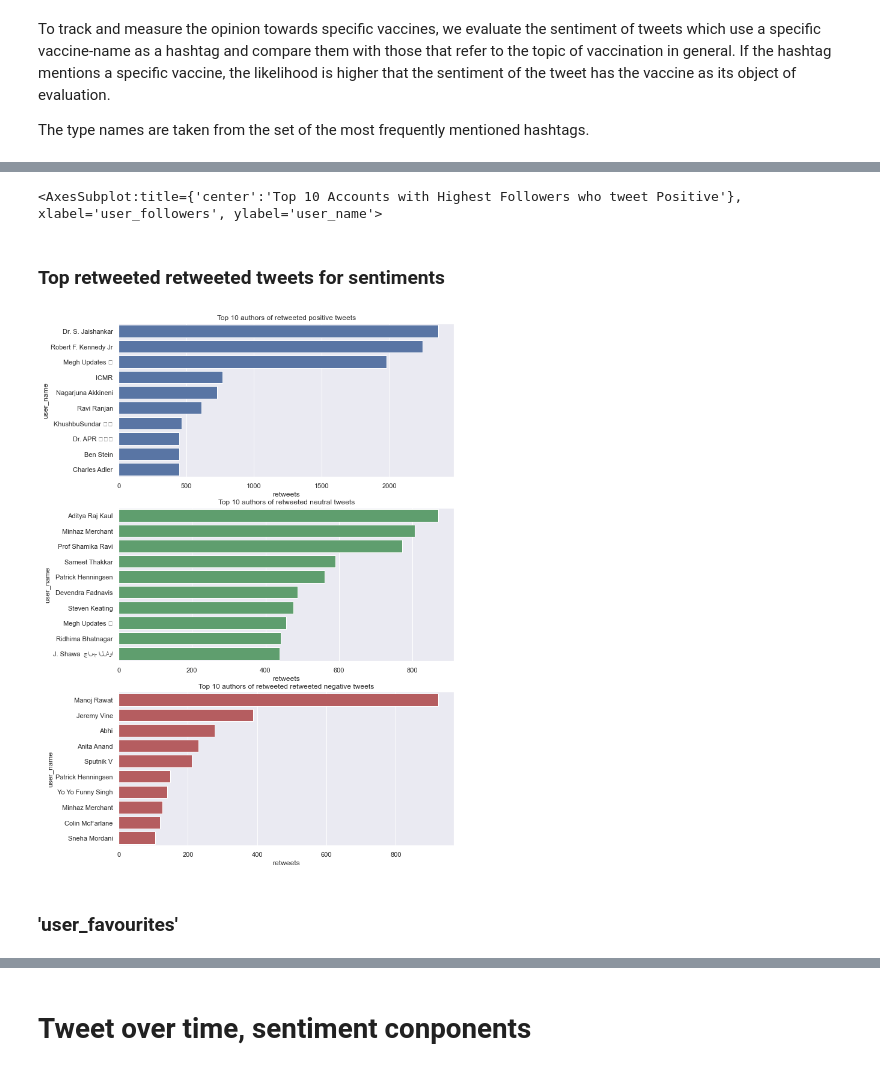
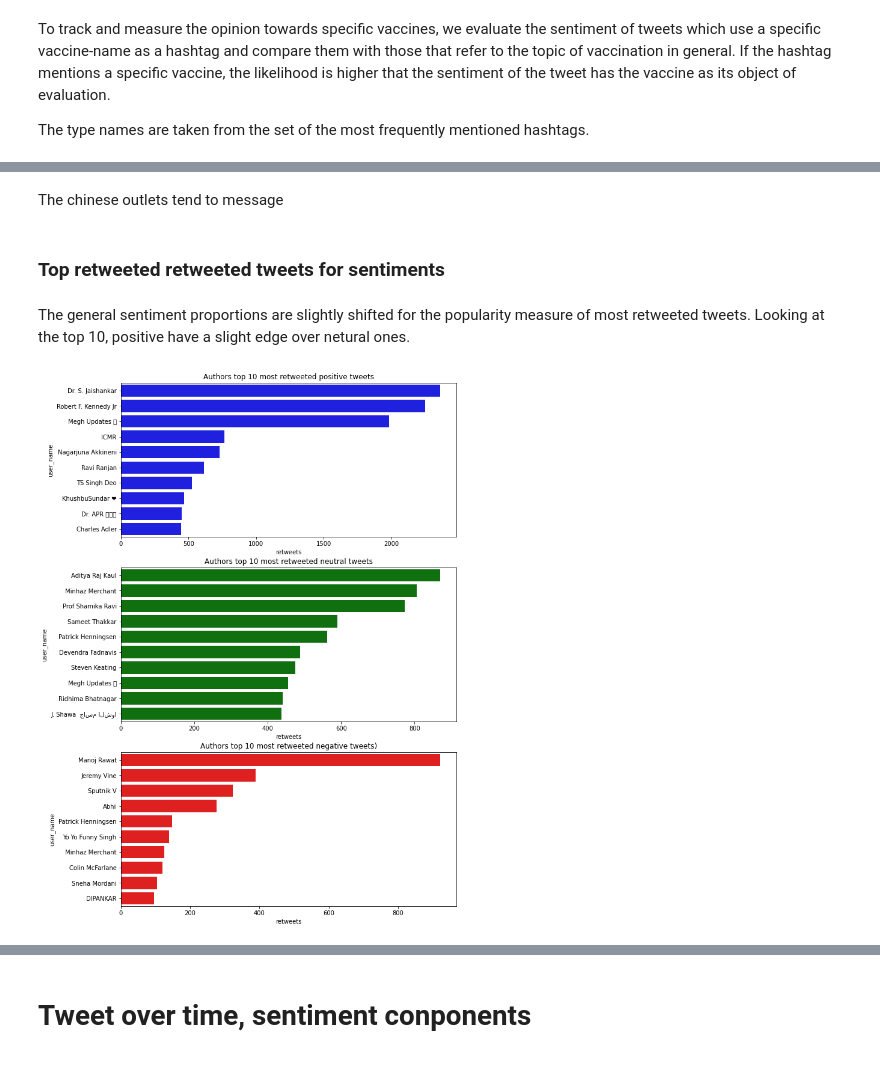
Before and after one commit to BiBa-01/Capstone_Covid, a Jupyter notebook: TweetsEDA.ipynb, the cells around one changed output, grey strips where cells are left out. Cells and saved outputs as stored; diff of their text form; code cells hidden in the pictures.

```diff
--- a/TweetsEDA.ipynb
+++ b/TweetsEDA.ipynb
@@ -419,7 +444,7 @@ Here it already shows that most tweets in the dataset are incomplete. We will tr
 ### Most frequent words
 # %%
 #remove stopwords
-stopwords = nltk.corpus.stopwords.words('english') + ['i', 'I', 'The', 'the', 'get', 'got', '-', 'one']
+stopwords = nltk.corpus.stopwords.words('english') + ['i', 'I', 'The', 'the', 'got', '-', 'one']
 df_tweety.text = df_tweety.text.apply(lambda x:' '.join([word for word in x.split() if word not in stopwords]))
 # %%
 tweet_words = []
@@ -743,13 +676,11 @@ stemmer = PorterStemmer()
 lemmatizer = WordNetLemmatizer()
 stopwords = nltk.corpus.stopwords.words('english')
 newStopWords = ['moderna', 'covaxin', 'covid19', 'pfizerbiontech', 'vaccine', 'sputnikv', 'oxfordastrazeneca', 'covidvaccine', 'pfizer', 'sinovac', 'sinopharm', 'covid19vaccine', 'astrazeneca', 'covid', 'coronavirus', 'vaccines', 'china', 'russia', 'covishield', 'vaccination', 'vaccinated', 'pfizervaccine', 'eu', 'india', 'covid_19', 'bharatbiotech', 'covidvaccination', 'covid19vaccination', 'coronavaccine', 'mrna', 'johnsonandjohnson', 'getvaccinated', 'biontech', 'narendramodi', 'hongkong', 'pakistan', 'covidvacccine', 'pmmodi', 'modernavaccine', 'ocgn', 'iran', 'nhs', 'coronavirusvaccine', 'ocugen', 'breaking', 'covidvaccines', 'aiims', 'russian', 'pfizercovidvaccine', 'vaccineswork', 'news', 'putin', 'uk', 'who', 'us', 'canada', 'italy', 'covidー19', 'covid19vaccines', 'israel', 'corona', 'hungary', 'zimbabwe', 'pandemic', 'covax', 'oxfordvaccine', 'usa', 'health', 'modi', 'vaccine', 'first', 'covid', 'dose', 'today', '19', 'vaccines', 'amp', 'shot', 'doses']
-stopwords.extend(newStopWords)
+#stopwords.extend(newStopWords)
 # %% [markdown]
 Most frequent words and topic words are added to stopwords.
 # %%
 def clean_tweet_vader(x):
-    ''' Pre process and convert texts to a list of words
-    method inspired by method from eliorc github repo: https://github.com/eliorc/Medium/blob/master/MaLSTM.ipynb'''
     x = str(x)
     x = x.lower()
 
@@ -772,7 +703,7 @@ def clean_tweet_vader(x):
     #stemming
     #x = ' '.join([stemmer.stem(word) for word in x.split() ])
     #lemmatizing
-    #x = ' '.join([lemmatizer.lemmatize(word) for word in x.split() ])
+    x = ' '.join([lemmatizer.lemmatize(word) for word in x.split() ])
     #removing stop words
     x = ' '.join([word for word in x.split() if word not in stopwords])
     #removing numbers
@@ -1025,10 +964,0 @@ Notes:
-# %%
-sns.set_theme()
-sns.set_palette('muted')
-plt.figure(figsize = (8,6))
-#Print users (verified/unverified), "verified" meaning that they are recognized to have some sort of official character
-ax = sns.countplot(x='user_verified', data=df_tweety)
-ax.set(xlabel='', ylabel='number of users', title='number of verified and unverified users')
-plt.xticks(ticks=[False,True], labels=['unverified','verified'])
-plt.show()
-print(f'From {df_tweety.shape[0]} accounts, {round(df_tweety.user_verified.mean()*100, 2)}% have the status \'verified\'')
@@ -1306,31 +1159,26 @@ sns.barplot(x='user_followers', y='user_name', orient='h', color='b', data=twinf
-# %%
-sns.barplot(x="user_followers", y="user_name", ax=ax1, palette=["b"],
-           data=df_tweety_infl[(df_tweety_infl.sentiment== "positive")]\
-           .drop_duplicates(subset=["user_name"])\
-           .sort_values(by=["user_followers"], ascending=False)[["user_name", "user_followers"]][:10])
-#ax1.set_title('Top 10 Accounts with Highest Followers who tweet Positive')
-# %% [output]
-<AxesSubplot:title={'center':'Top 10 Accounts with Highest Followers who tweet Positive'}, xlabel='user_followers', ylabel='user_name'>
+# %% [markdown]
+The chinese outlets tend to message
 # %% [markdown]
 ### Top retweeted retweeted tweets for sentiments
+# %% [markdown]
+The general sentiment proportions are slightly shifted for the popularity measure of most retweeted tweets. Looking at the top 10, positive have a slight edge over netural ones.
 # %%
 fig, (ax1, ax2, ax3) = plt.subplots(3,1, figsize=(10, 16))
 sns.barplot(x="retweets", y="user_name", ax=ax1, palette=["b"],
-           data=df_tweety[(df_tweety.sentiment== "positive")]
-           .drop_duplicates(subset=["user_name"])
+            data=df_tweety[(df_tweety.sentiment== "positive")].drop_duplicates(subset=["user_name"])
+            .sort_values(by=["retweets"], ascending=False)[["user_name", "retweets"]][:10])
+ax1.set_title('Authors top 10 most retweeted positive tweets')
+
+sns.barplot(x="retweets", y="user_name", ax=ax2, palette=["g"],
+            data=df_tweety[(df_tweety.sentiment == "neutral")].drop_duplicates(subset=["user_name"])
+            .sort_values(by=["retweets"], ascending=False)[["user_name", "retweets"]][:10])
+ax2.set_title('Authors top 10 most retweeted neutral tweets')
+
+sns.barplot(x="retweets", y="user_name", ax=ax3, palette=["r"],
+           data=df_tweety[(df_tweety.sentiment == "negative")].drop_duplicates(subset=["user_name"])
            .sort_values(by=["retweets"], ascending=False)[["user_name", "retweets"]][:10])
-ax1.set_title('Top 10 authors of retweeted positive tweets')
-sns.barplot(x="retweets", y="user_name", ax=ax2, palette=["g"],
-           data=df_tweety[(df_tweety.sentiment == "neutral")]
-           .drop_duplicates(subset=["user_name"])
-           .sort_values(by=["retweets"], ascending=False)[["user_name", "retweets"]][:10])
-ax2.set_title('Top 10 authors of retweeted neutral tweets')
-sns.barplot(x="retweets", y="user_name", ax=ax3, palette=["r"],
-           data=df_tweety[(df_tweety.sentiment == "negative")]
-           .drop_duplicates(subset=["user_name"])
-           .sort_values(by=["retweets"], ascending=False)[["user_name", "retweets"]][:10])
-ax3.set_title('Top 10 authors of retweeted retweeted negative tweets')
+ax3.set_title('Authors top 10 most retweeted negative tweets)')
 
 fig.show()
 # %% [output]
-[figure, old version]
+[figure, new version]
@@ -1339,2 +1184,0 @@ fig.show()
-# %% [markdown]
-### 'user_favourites'
```
Also changed, not shown: parts of 113 cells of this notebook, 3 other files.
